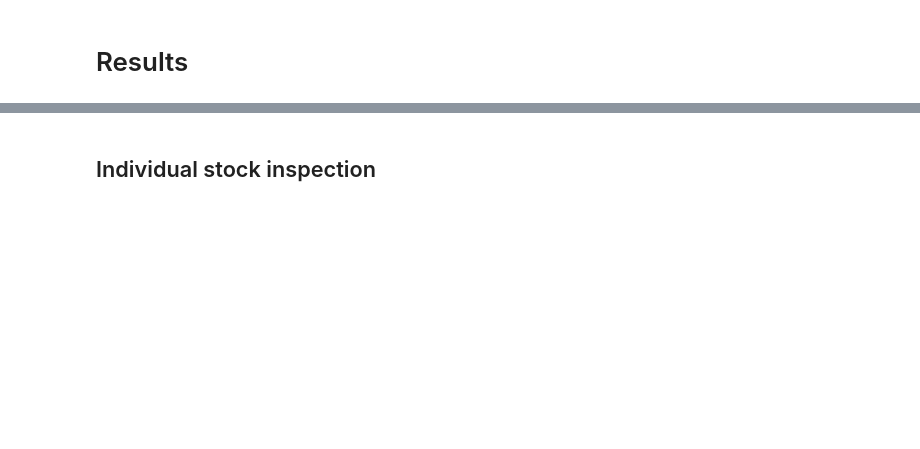
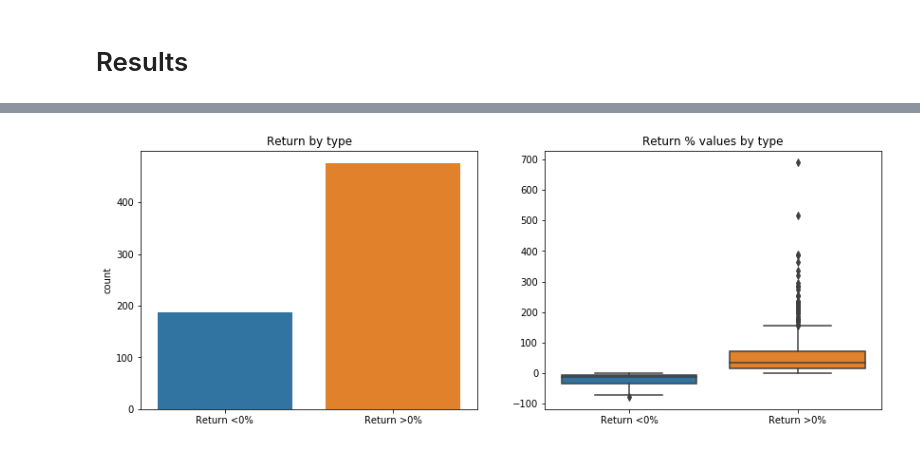
Before and after one commit to gaborvecsei/Mad-Money-Backtesting, a Jupyter notebook: mad_money_backtesting.ipynb, the cells around one changed output, grey strips where cells are left out. Saved outputs shown, nothing was run; the diff lists cells and outputs as text; code cells hidden in the pictures; blank space fills up the shorter version.

```diff
--- a/mad_money_backtesting.ipynb
+++ b/mad_money_backtesting.ipynb
@@ -215,2 +209,0 @@ results_df.style.background_gradient(cmap="magma_r")
-# %% [markdown]
-## Individual stock inspection
@@ -220,0 +210,15 @@ results_df.style.background_gradient(cmap="magma_r")
+# %%
+fig, (ax0, ax1) = plt.subplots(1, 2, figsize=(14, 5))
+
+return_types = np.where(returns_perc > 0, 1, 0)
+return_type_labels = ["Return <0%", "Return >0%"]
+
+sns.countplot(return_types, ax=ax0)
+ax0.set_title("Return by type")
+ax0.set_xticklabels(return_type_labels)
+
+sns.boxplot(x=return_types, y=returns_perc, ax=ax1)
+ax1.set_title("Return % values by type")
+ax1.set_xticklabels(return_type_labels);
+# %% [output]
+[figure, added]
```
Also changed, not shown: parts of 15 cells of this notebook, 4 other files.
